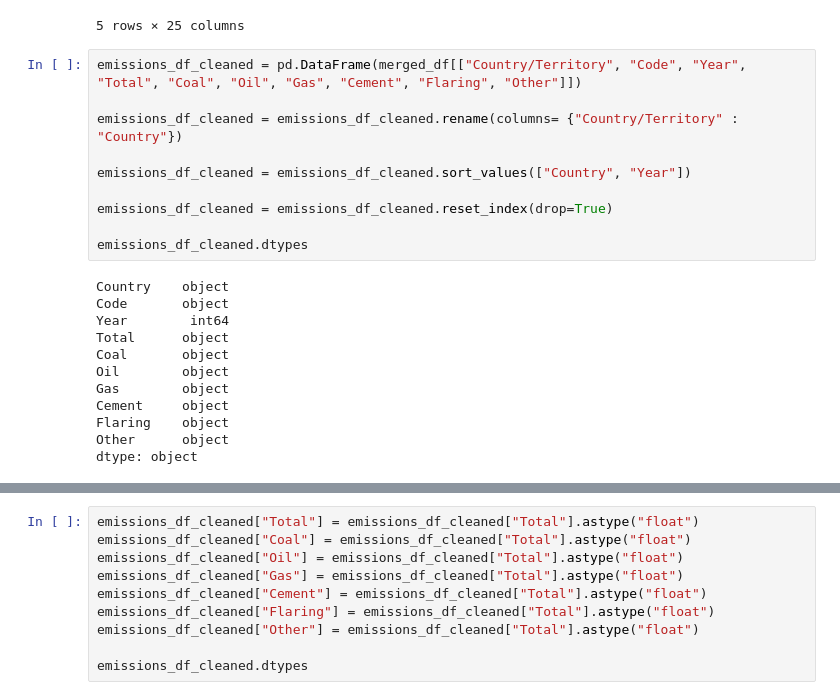
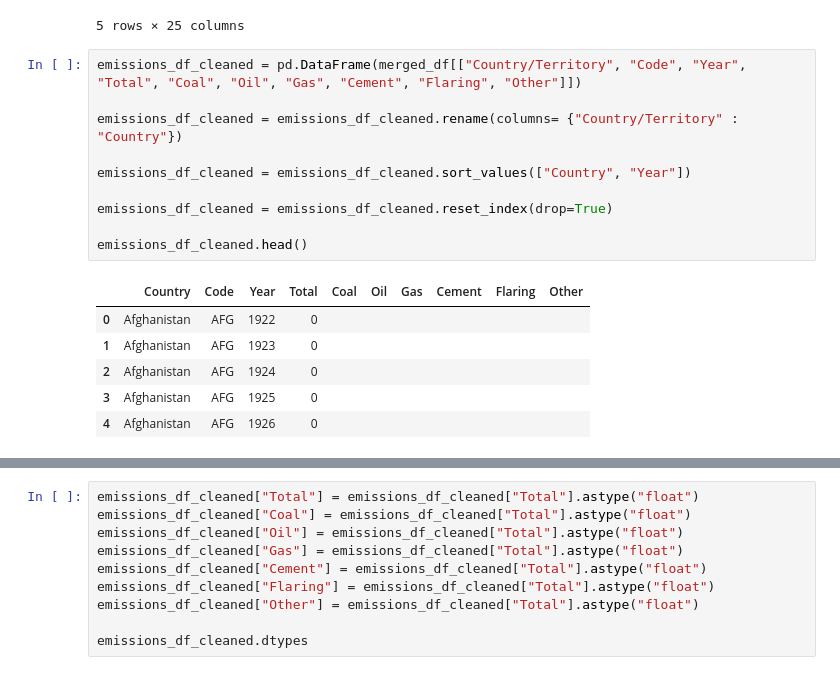
Before and after one commit to ddaniel2024/Project-3, a Jupyter notebook: notebook.ipynb, the cells around one changed output, grey strips where cells are left out. Drawn from its saved outputs; the diff is of its cells as text.

```diff
--- a/notebook.ipynb
+++ b/notebook.ipynb
@@ -164,22 +164,17 @@ merged_df.head()
 # %%
 emissions_df_cleaned = pd.DataFrame(merged_df[["Country/Territory", "Code", "Year", "Total", "Coal", "Oil", "Gas", "Cement", "Flaring", "Other"]])
 
 emissions_df_cleaned = emissions_df_cleaned.rename(columns= {"Country/Territory" : "Country"})
 
 emissions_df_cleaned = emissions_df_cleaned.sort_values(["Country", "Year"])
 
 emissions_df_cleaned = emissions_df_cleaned.reset_index(drop=True)
 
-emissions_df_cleaned.dtypes
+emissions_df_cleaned.head()
 # %% [output]
-Country    object
-Code       object
-Year        int64
-Total      object
-Coal       object
-Oil        object
-Gas        object
-Cement     object
-Flaring    object
-Other      object
-dtype: object
+|  | Country | Code | Year | Total | Coal | Oil | Gas | Cement | Flaring | Other |
+| 0 | Afghanistan | AFG | 1922 | 0 |  |  |  |  |  |  |
+| 1 | Afghanistan | AFG | 1923 | 0 |  |  |  |  |  |  |
+| 2 | Afghanistan | AFG | 1924 | 0 |  |  |  |  |  |  |
+| 3 | Afghanistan | AFG | 1925 | 0 |  |  |  |  |  |  |
+| 4 | Afghanistan | AFG | 1926 | 0 |  |  |  |  |  |  |
```
Also changed, not shown: parts of 13 cells of this notebook, 1 other file.
